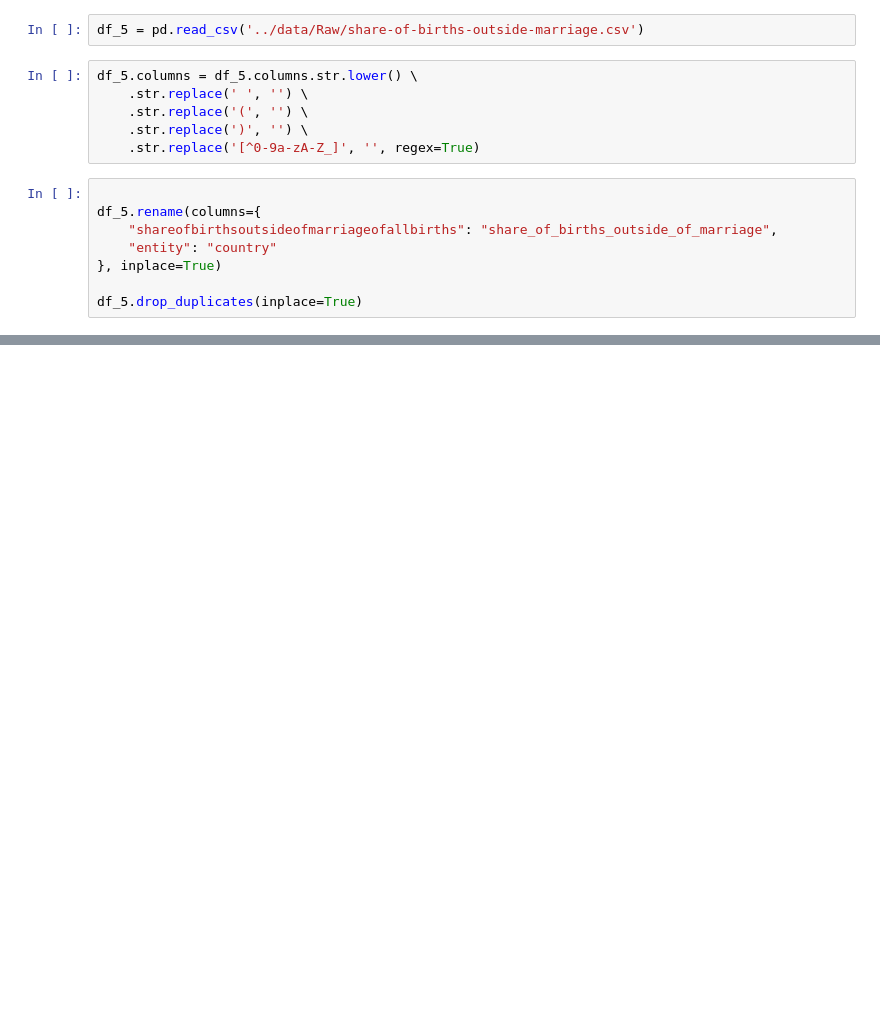
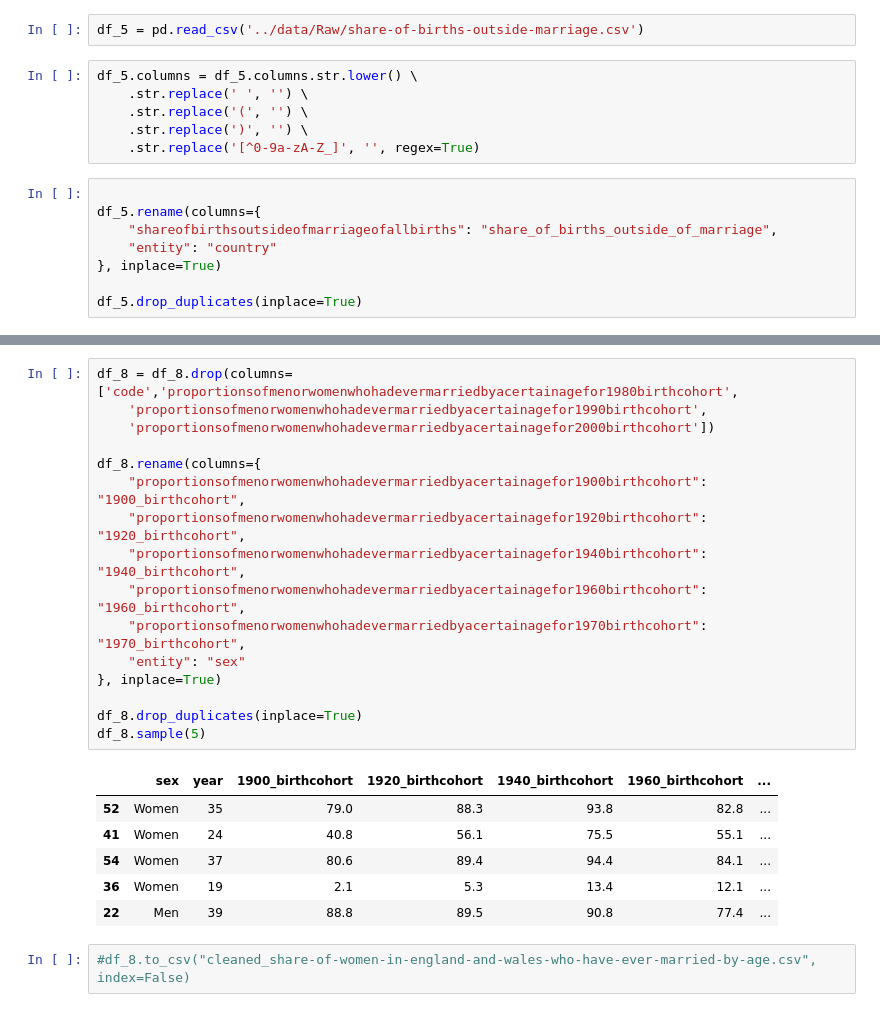
Before and after one commit to YkslB/marriage_statistics, a Jupyter notebook: scripts/Cleaning.ipynb, the cells around one changed output, grey strips where cells are left out. Cells and saved outputs as stored; diff of their text form; blank space fills up the shorter version.

```diff
--- a/scripts/Cleaning.ipynb
+++ b/scripts/Cleaning.ipynb
@@ -125,0 +277,25 @@ df_5.drop_duplicates(inplace=True)
+# %%
+df_8 = df_8.drop(columns=['code','proportionsofmenorwomenwhohadevermarriedbyacertainagefor1980birthcohort',
+    'proportionsofmenorwomenwhohadevermarriedbyacertainagefor1990birthcohort',
+    'proportionsofmenorwomenwhohadevermarriedbyacertainagefor2000birthcohort'])
+
+df_8.rename(columns={
+    "proportionsofmenorwomenwhohadevermarriedbyacertainagefor1900birthcohort": "1900_birthcohort",
+    "proportionsofmenorwomenwhohadevermarriedbyacertainagefor1920birthcohort": "1920_birthcohort",
+    "proportionsofmenorwomenwhohadevermarriedbyacertainagefor1940birthcohort": "1940_birthcohort",
+    "proportionsofmenorwomenwhohadevermarriedbyacertainagefor1960birthcohort": "1960_birthcohort",
+    "proportionsofmenorwomenwhohadevermarriedbyacertainagefor1970birthcohort": "1970_birthcohort",
+    "entity": "sex"
+}, inplace=True)
+
+df_8.drop_duplicates(inplace=True)
+df_8.sample(5)
+# %% [output]
+|  | sex | year | 1900_birthcohort | 1920_birthcohort | 1940_birthcohort | 1960_birthcohort | ... |
+| 52 | Women | 35 | 79.0 | 88.3 | 93.8 | 82.8 | ... |
+| 41 | Women | 24 | 40.8 | 56.1 | 75.5 | 55.1 | ... |
+| 54 | Women | 37 | 80.6 | 89.4 | 94.4 | 84.1 | ... |
+| 36 | Women | 19 | 2.1 | 5.3 | 13.4 | 12.1 | ... |
+| 22 | Men | 39 | 88.8 | 89.5 | 90.8 | 77.4 | ... |
+# %%
+#df_8.to_csv("cleaned_share-of-women-in-england-and-wales-who-have-ever-married-by-age.csv", index=False)
```
Also changed, not shown: parts of 23 cells of this notebook, 5 other files.
